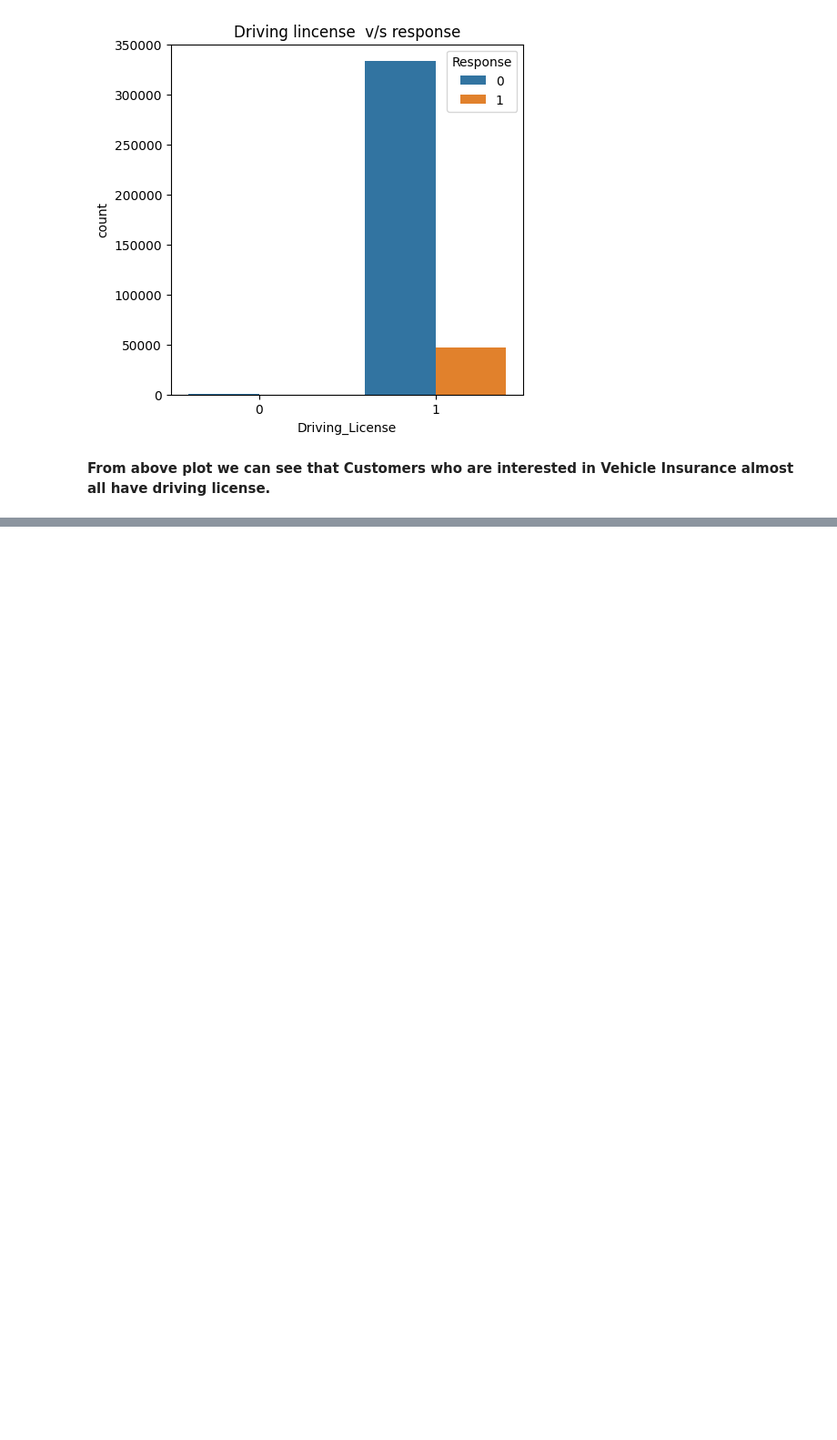
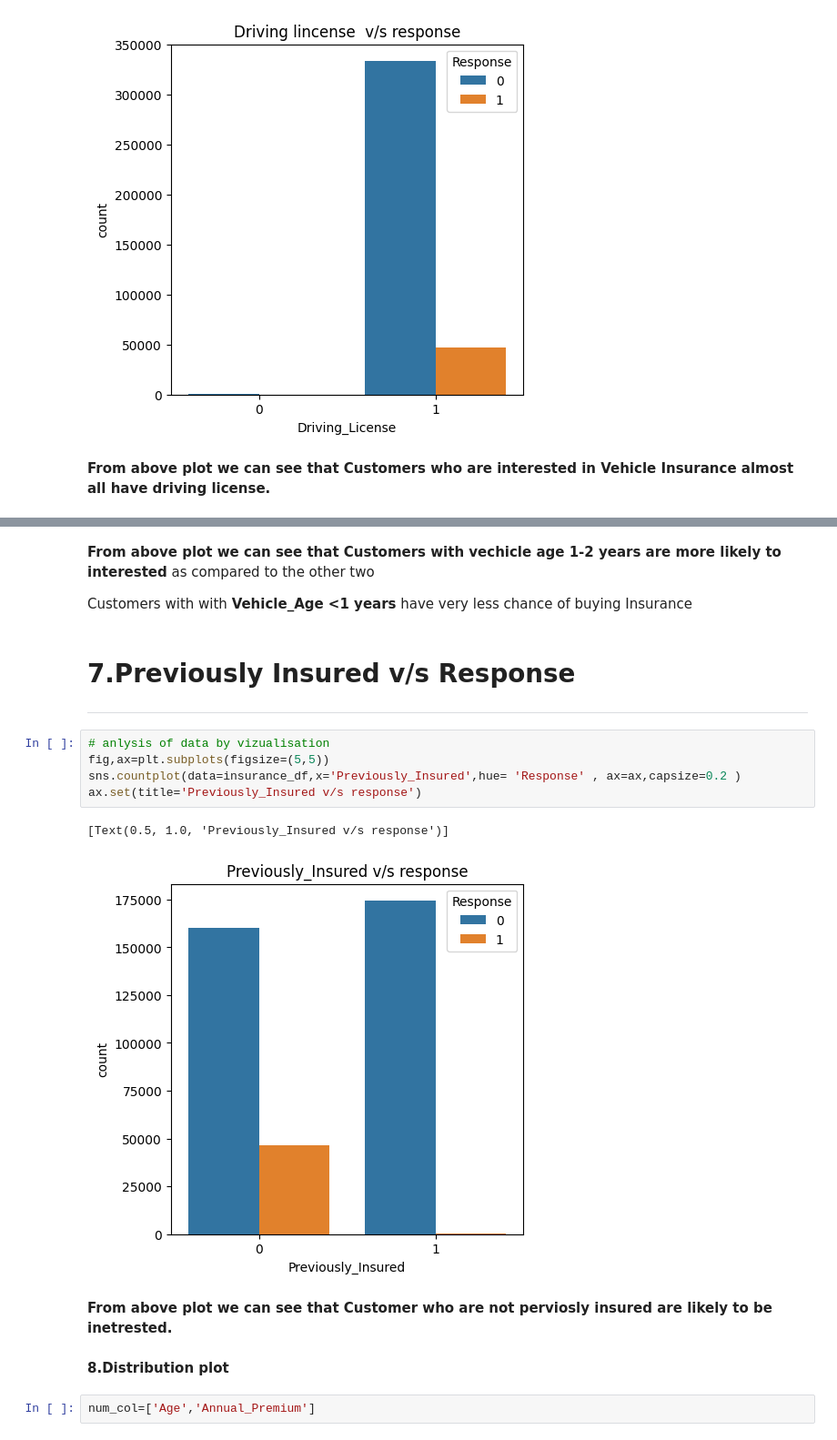
Before and after one commit to tousif99/Copy_of_HEALTH_INSURANCE_CROSS_SELL_PREDICTION, a Jupyter notebook: Copy_of_HEALTH_INSURANCE_CROSS_SELL_PREDICTION.ipynb, the cells around one changed output, grey strips where cells are left out. Shown at 91% size. Drawn from its saved outputs; the diff is of its cells as text; blank space fills up the shorter version.

```diff
--- a/Copy_of_HEALTH_INSURANCE_CROSS_SELL_PREDICTION.ipynb
+++ b/Copy_of_HEALTH_INSURANCE_CROSS_SELL_PREDICTION.ipynb
@@ -268,0 +300,23 @@ ax.set(title='Driving lincense  v/s response')
+# %% [markdown]
+**From above plot we can see that
+Customers with vechicle age 1-2 years are more likely to interested** as compared to the other two
+
+Customers with with **Vehicle_Age <1 years** have very less chance of buying Insurance
+# %% [markdown]
+# **7.Previously Insured v/s Response**
+
+---
+# %%
+# anlysis of data by vizualisation
+fig,ax=plt.subplots(figsize=(5,5))
+sns.countplot(data=insurance_df,x='Previously_Insured',hue= 'Response' , ax=ax,capsize=0.2 )
+ax.set(title='Previously_Insured v/s response')
+# %% [output]
+[Text(0.5, 1.0, 'Previously_Insured v/s response')]
+[figure, added]
+# %% [markdown]
+**From above plot we can see that Customer who are not perviosly insured are likely to be inetrested.**
+# %% [markdown]
+**8.Distribution plot**
+# %%
+num_col=['Age','Annual_Premium']
```
Also changed, not shown: parts of 64 cells of this notebook.
